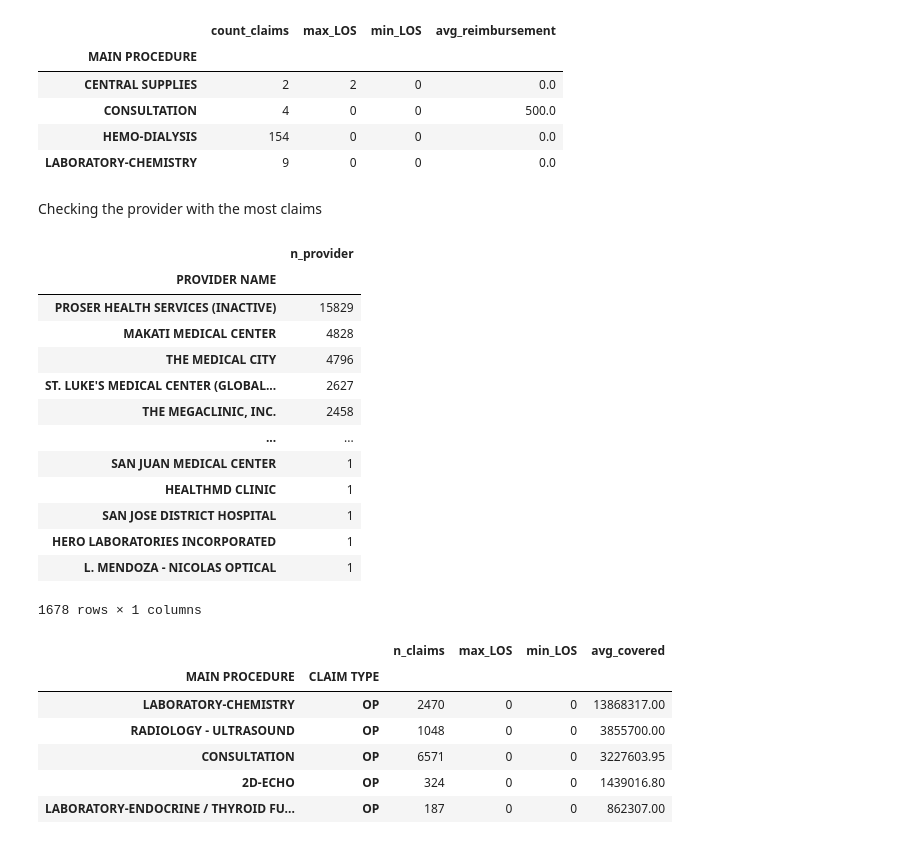
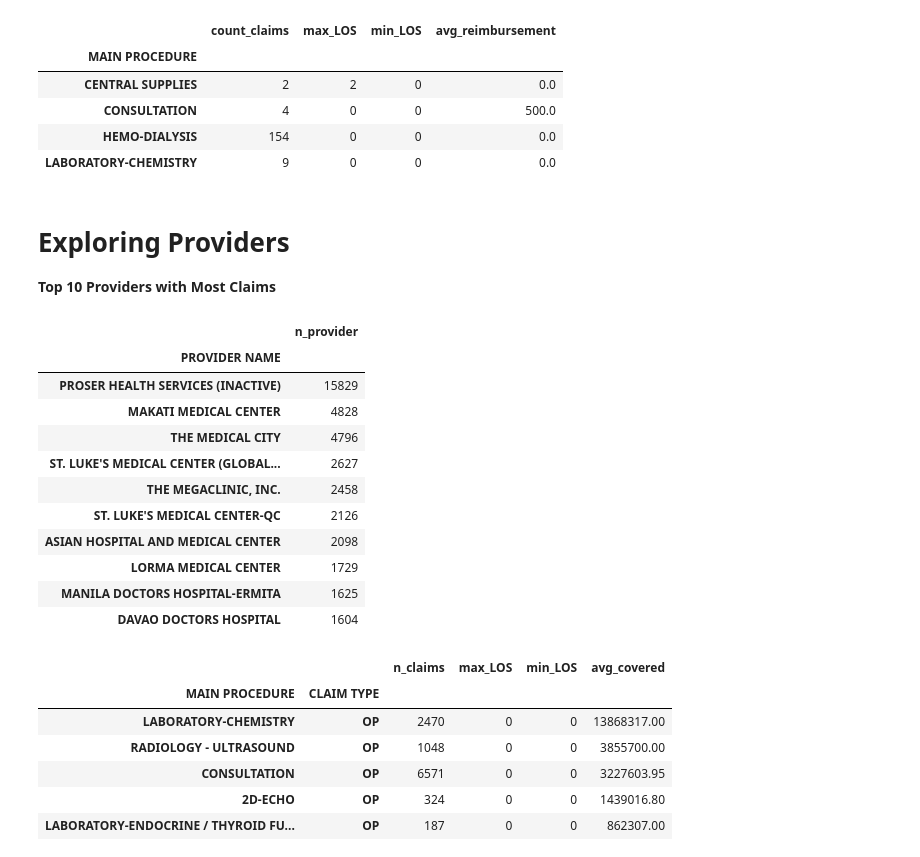
Before and after one commit to dgalian/FTW_B7, a Jupyter notebook: Capstone/Capstone_EDA.ipynb, the cells around one changed output. Drawn from its saved outputs; the diff is of its cells as text; code cells hidden in the pictures.

```diff
--- a/Capstone/Capstone_EDA.ipynb
+++ b/Capstone/Capstone_EDA.ipynb
@@ -149,0 +195,3 @@ Exploring top 10 Companies with most claims
+# %%
+claims['subclaim_investigate'] = np.where(((claims['SUBCLAIM TYPE']=='EMERGENCY') | (claims['SUBCLAIM TYPE']=='MEDICAL') | (claims['SUBCLAIM TYPE']=='SURGICAL')), 1, 0)
+sns.scatterplot(x='COVERED AMOUNT',y='GROSS AMOUNT', data=claims,hue='subclaim_investigate')
@@ -282,25 +382,25 @@ member.groupby('MAIN PROCEDURE').agg(
 | CONSULTATION | 4 | 0 | 0 | 500.0 |
 | HEMO-DIALYSIS | 154 | 0 | 0 | 0.0 |
 | LABORATORY-CHEMISTRY | 9 | 0 | 0 | 0.0 |
-# %% [markdown]
-Checking the provider with the most claims
+# %% [markdown]
+# Exploring Providers
+
+**Top 10 Providers with Most Claims**
 # %%
-claims.groupby('PROVIDER NAME').agg(n_provider = ('CLAIM TYPE','count')).sort_values('n_provider',ascending=False)
+claims.groupby('PROVIDER NAME').agg(n_provider = ('CLAIM TYPE','count')).sort_values('n_provider',ascending=False).head(10)
 # %% [output]
 |  | n_provider |
 | PROVIDER NAME |  |
 | PROSER HEALTH SERVICES (INACTIVE) | 15829 |
 | MAKATI MEDICAL CENTER | 4828 |
 | THE MEDICAL CITY | 4796 |
 | ST. LUKE'S MEDICAL CENTER (GLOBAL... | 2627 |
 | THE MEGACLINIC, INC. | 2458 |
-| ... | ... |
-| SAN JUAN MEDICAL CENTER | 1 |
-| HEALTHMD CLINIC | 1 |
-| SAN JOSE DISTRICT HOSPITAL | 1 |
-| HERO LABORATORIES INCORPORATED | 1 |
-| L. MENDOZA - NICOLAS OPTICAL | 1 |
+| ST. LUKE'S MEDICAL CENTER-QC | 2126 |
+| ASIAN HOSPITAL AND MEDICAL CENTER | 2098 |
+| LORMA MEDICAL CENTER | 1729 |
+| MANILA DOCTORS HOSPITAL-ERMITA | 1625 |
+| DAVAO DOCTORS HOSPITAL | 1604 |
-1678 rows × 1 columns
 # %%
 provider = claims.loc[claims['PROVIDER NAME'] == 'PROSER HEALTH SERVICES (INACTIVE)']
 provider_agg = provider.groupby(['MAIN PROCEDURE','CLAIM TYPE']).agg(
```
Also changed, not shown: parts of 29 cells of this notebook.
